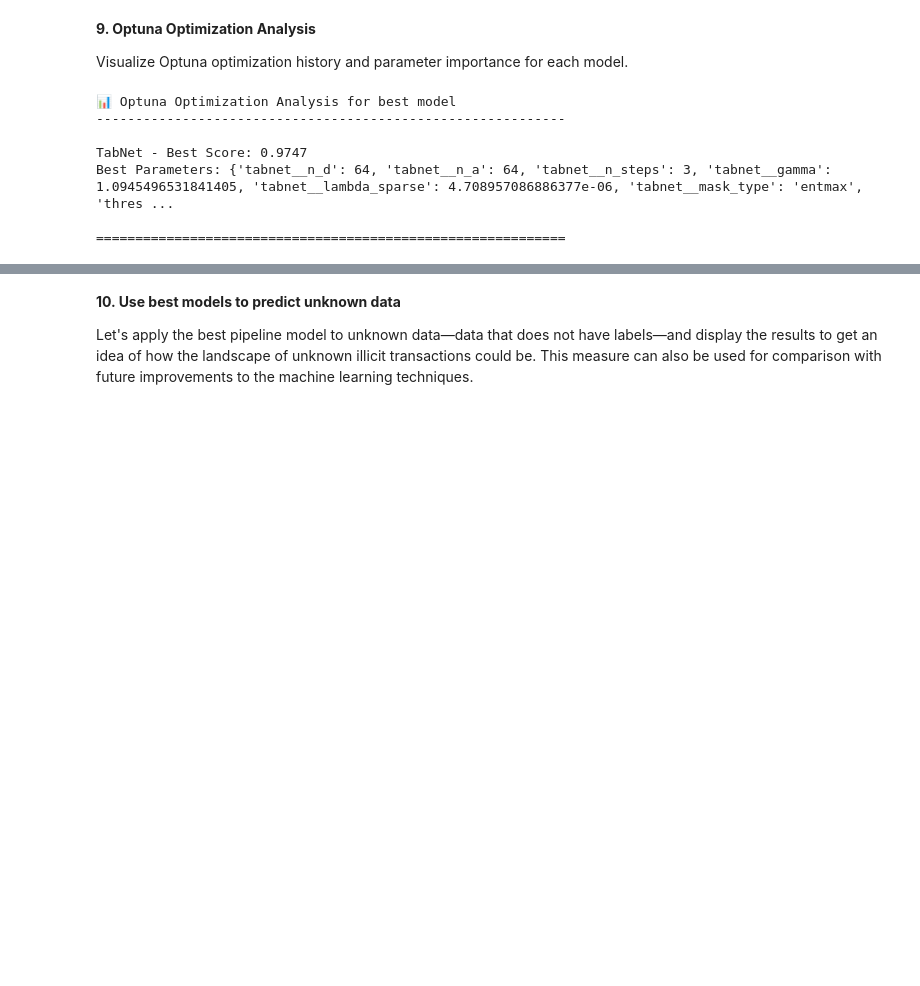
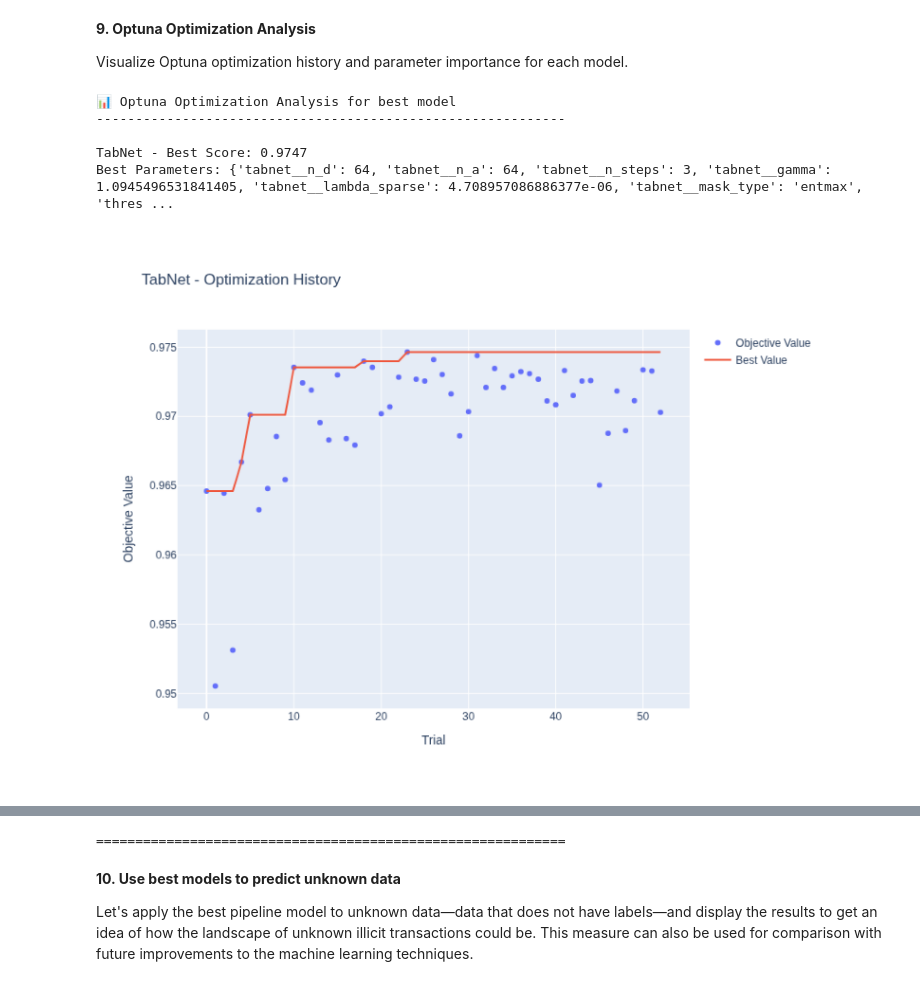
Before and after one commit to zzaia/zzaia-mvp-kyt-pos, a Jupyter notebook: mvp-kyt-sup-main.ipynb, the cells around one changed output, grey strips where cells are left out. Drawn from its saved outputs; the diff is of its cells as text; code cells hidden in the pictures; blank space fills up the shorter version.

```diff
--- a/mvp-kyt-sup-main.ipynb
+++ b/mvp-kyt-sup-main.ipynb
@@ -481,32 +481,45 @@ Visualize Optuna optimization history and parameter importance for each model.
 # %%
 print("📊 Optuna Optimization Analysis for best model")
 print("-" * 60)
 
 # Extract study for best model
 best_study = next(study for name, _, _, study, _ in trained_models if name == best_model_name)
 
 print(f"\n{best_model_name} - Best Score: {best_study.best_value:.4f}")
 print(f"Best Parameters: {best_study.best_params}")
 
-# Plot optimization history
+# Plot optimization history as static image
 fig = optuna.visualization.plot_optimization_history(best_study)
 fig.update_layout(title=f"{best_model_name} - Optimization History")
-fig.show()
+# Convert to static image for better compatibility with Colab and GitHub
+img_bytes = fig.to_image(format="png", width=800, height=600)
+img = Image.open(io.BytesIO(img_bytes))
+plt.figure(figsize=(10, 6))
+plt.imshow(img)
+plt.axis('off')
+plt.tight_layout()
+plt.show()
 
-# Plot parameter importances
+# Plot parameter importances as static image
 try:
     fig = optuna.visualization.plot_param_importances(best_study)
     fig.update_layout(title=f"{best_model_name} - Parameter Importances")
-    fig.show()
+    # Convert to static image for better compatibility with Colab and GitHub
+    img_bytes = fig.to_image(format="png", width=800, height=600)
+    img = Image.open(io.BytesIO(img_bytes))
+    plt.figure(figsize=(10, 6))
+    plt.imshow(img)
+    plt.axis('off')
+    plt.tight_layout()
+    plt.show()
 except:
     print(f"  (Not enough trials for parameter importance analysis)")
 
 print("\n" + "=" * 60)
 # %% [output]
 📊 Optuna Optimization Analysis for best model
 ------------------------------------------------------------
 
 TabNet - Best Score: 0.9747
 Best Parameters: {'tabnet__n_d': 64, 'tabnet__n_a': 64, 'tabnet__n_steps': 3, 'tabnet__gamma': 1.0945496531841405, 'tabnet__lambda_sparse': 4.708957086886377e-06, 'tabnet__mask_type': 'entmax', 'thres ...
-
-============================================================
+[figure, added]
@@ -513,3 +527,4 @@ Best Parameters: {'tabnet__n_d': 64, 'tabnet__n_a': 64, 'tabnet__n_steps': 3, 't
+============================================================
 # %% [markdown]
 **10. Use best models to predict unknown data**
 
```
Also changed, not shown: parts of 5 cells of this notebook.
